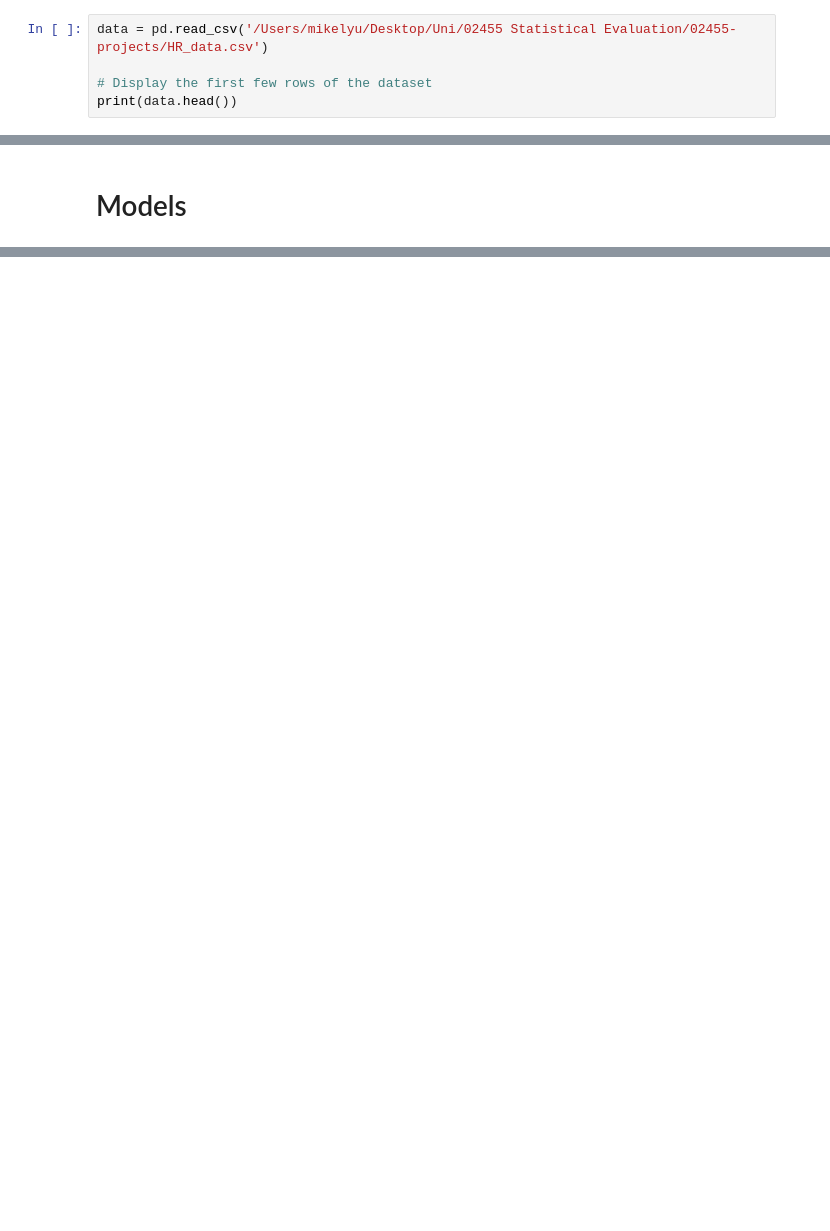
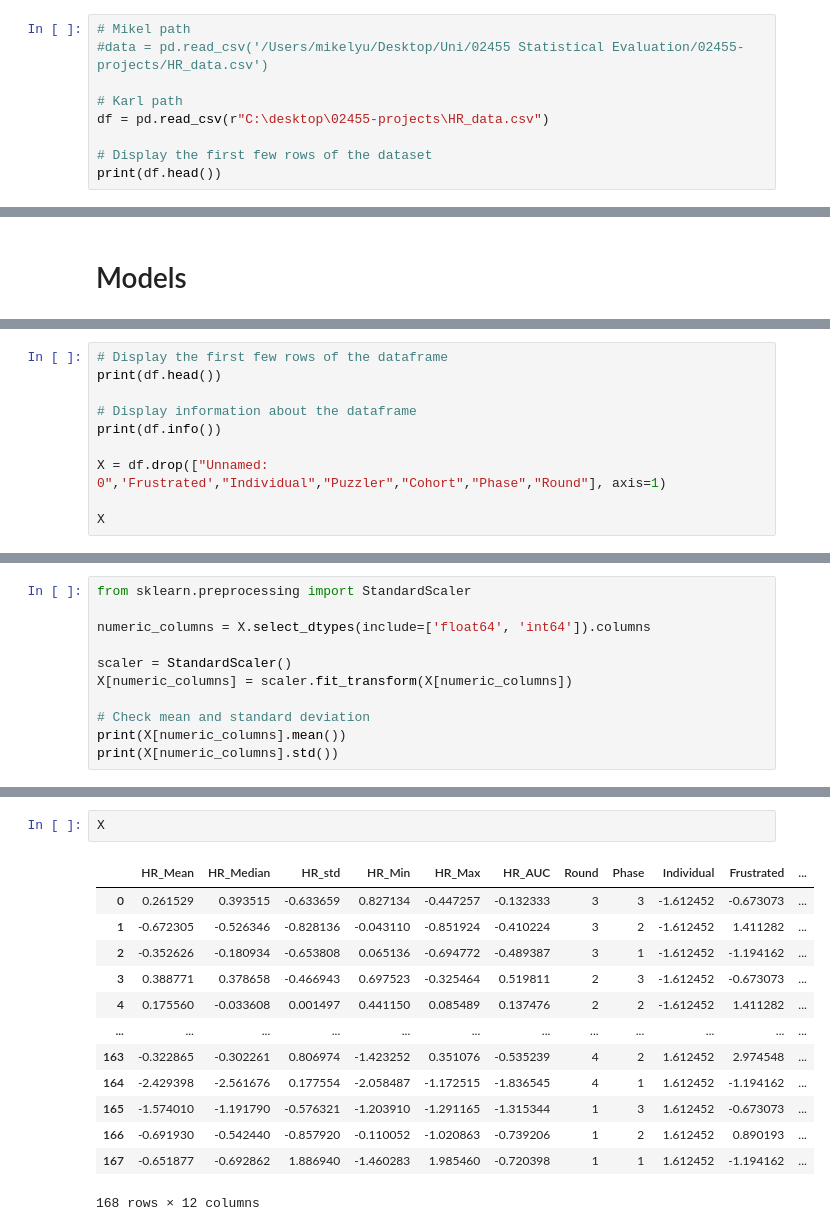
Before and after one commit to Mikel-Yu/02455-individual-project, a Jupyter notebook: Assignment_1_Task_2.ipynb, the cells around one changed output, grey strips where cells are left out. Cells and saved outputs as stored; diff of their text form; blank space fills up the shorter version.

Commit message:
karl

```diff
--- a/Assignment_1_Task_2.ipynb
+++ b/Assignment_1_Task_2.ipynb
@@ -15,10 +17,14 @@ from scipy.stats import ttest_rel
 # %% [markdown]
 # Load data
 # %%
-data = pd.read_csv('/Users/mikelyu/Desktop/Uni/02455 Statistical Evaluation/02455-projects/HR_data.csv')
+# Mikel path
+#data = pd.read_csv('/Users/mikelyu/Desktop/Uni/02455 Statistical Evaluation/02455-projects/HR_data.csv')
+
+# Karl path
+df = pd.read_csv(r"C:\desktop\02455-projects\HR_data.csv")
 
 # Display the first few rows of the dataset
-print(data.head())
+print(df.head())
 # %% [output]
    Unnamed: 0    HR_Mean  HR_Median    HR_std  HR_Min  HR_Max     HR_AUC  \
 0           0  77.965186      78.00  3.345290   73.23   83.37  22924.945
@@ -157,0 +80,10 @@ ANN?
+# %%
+# Display the first few rows of the dataframe
+print(df.head())
+
+# Display information about the dataframe
+print(df.info())
+
+X = df.drop(["Unnamed: 0",'Frustrated',"Individual","Puzzler","Cohort","Phase","Round"], axis=1)
+
+X
@@ -157,0 +123,11 @@ ANN?
+# %%
+from sklearn.preprocessing import StandardScaler
+
+numeric_columns = X.select_dtypes(include=['float64', 'int64']).columns
+
+scaler = StandardScaler()
+X[numeric_columns] = scaler.fit_transform(X[numeric_columns])
+
+# Check mean and standard deviation
+print(X[numeric_columns].mean())
+print(X[numeric_columns].std())
@@ -157,0 +256,16 @@ ANN?
+# %%
+X
+# %% [output]
+|  | HR_Mean | HR_Median | HR_std | HR_Min | HR_Max | HR_AUC | Round | Phase | Individual | Frustrated | ... |
+| 0 | 0.261529 | 0.393515 | -0.633659 | 0.827134 | -0.447257 | -0.132333 | 3 | 3 | -1.612452 | -0.673073 | ... |
+| 1 | -0.672305 | -0.526346 | -0.828136 | -0.043110 | -0.851924 | -0.410224 | 3 | 2 | -1.612452 | 1.411282 | ... |
+| 2 | -0.352626 | -0.180934 | -0.653808 | 0.065136 | -0.694772 | -0.489387 | 3 | 1 | -1.612452 | -1.194162 | ... |
+| 3 | 0.388771 | 0.378658 | -0.466943 | 0.697523 | -0.325464 | 0.519811 | 2 | 3 | -1.612452 | -0.673073 | ... |
+| 4 | 0.175560 | -0.033608 | 0.001497 | 0.441150 | 0.085489 | 0.137476 | 2 | 2 | -1.612452 | 1.411282 | ... |
+| ... | ... | ... | ... | ... | ... | ... | ... | ... | ... | ... | ... |
+| 163 | -0.322865 | -0.302261 | 0.806974 | -1.423252 | 0.351076 | -0.535239 | 4 | 2 | 1.612452 | 2.974548 | ... |
+| 164 | -2.429398 | -2.561676 | 0.177554 | -2.058487 | -1.172515 | -1.836545 | 4 | 1 | 1.612452 | -1.194162 | ... |
+| 165 | -1.574010 | -1.191790 | -0.576321 | -1.203910 | -1.291165 | -1.315344 | 1 | 3 | 1.612452 | -0.673073 | ... |
+| 166 | -0.691930 | -0.542440 | -0.857920 | -0.110052 | -1.020863 | -0.739206 | 1 | 2 | 1.612452 | 0.890193 | ... |
+| 167 | -0.651877 | -0.692862 | 1.886940 | -1.460283 | 1.985460 | -0.720398 | 1 | 1 | 1.612452 | -1.194162 | ... |
+168 rows × 12 columns
```
Also changed, not shown: parts of 23 cells of this notebook, 1 other file.
